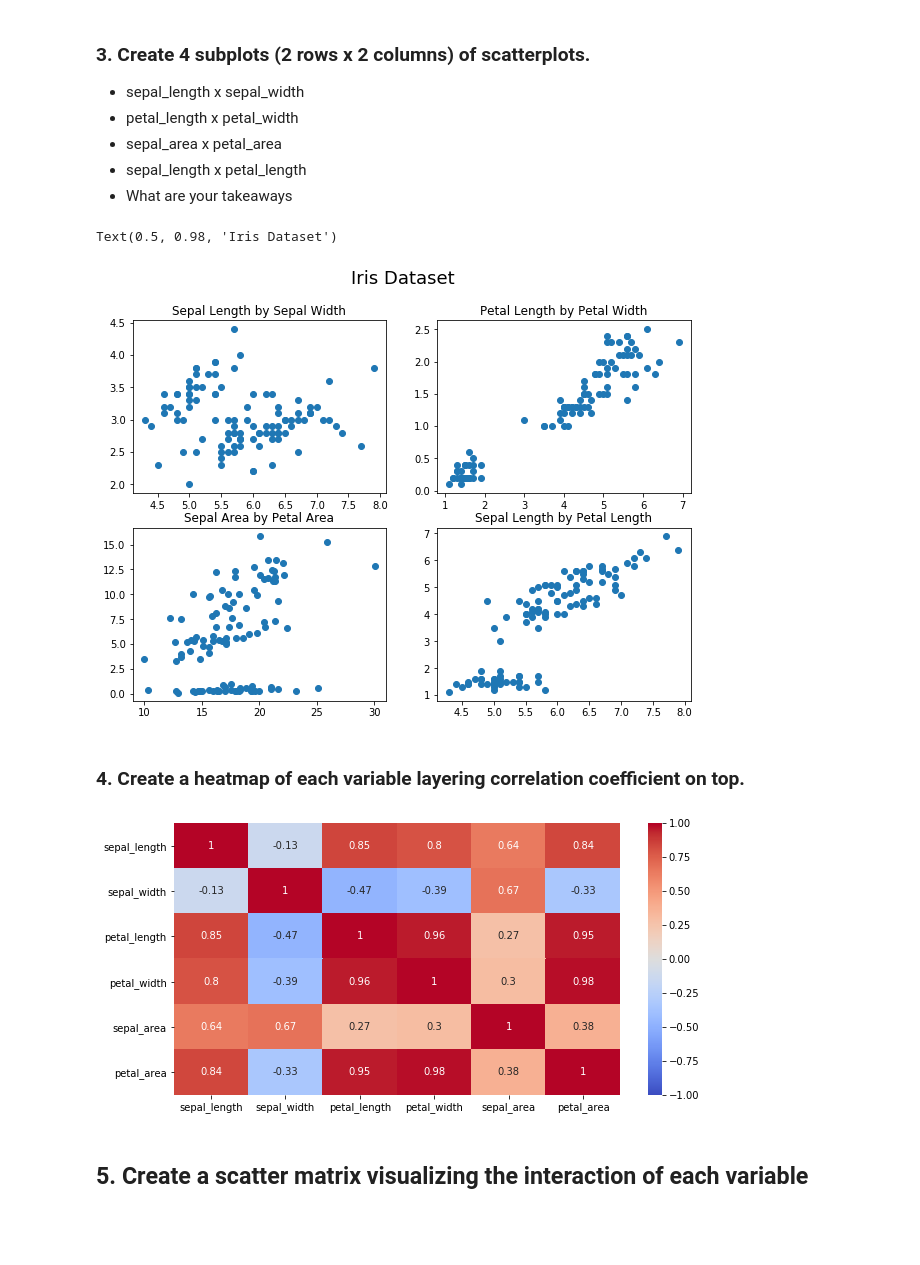
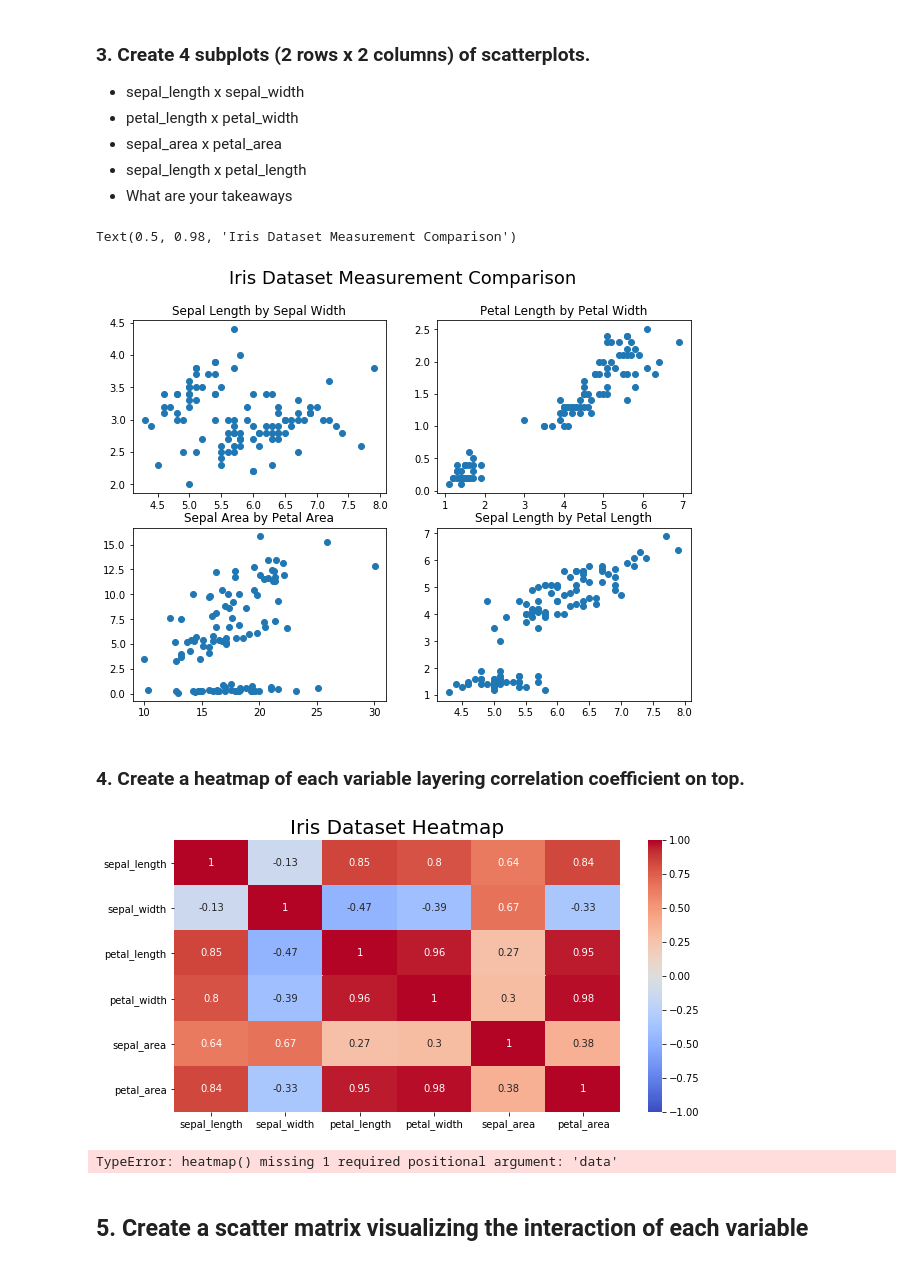
Before and after one commit to george887/classification_exercises, a Jupyter notebook: classification_exercises.ipynb, the cells around one changed output. Saved outputs shown, nothing was run; the diff lists cells and outputs as text; code cells hidden in the pictures; blank space fills up the shorter version.

```diff
--- a/classification_exercises.ipynb
+++ b/classification_exercises.ipynb
@@ -615,19 +649,23 @@ y=train.petal_length
 plt.scatter(x,y)
 plt.title("Sepal Length by Petal Length")
 
-plt.suptitle("Iris Dataset", fontsize = 18)
+plt.suptitle("Iris Dataset Measurement Comparison", fontsize = 18)
 # %% [output]
-Text(0.5, 0.98, 'Iris Dataset')
+Text(0.5, 0.98, 'Iris Dataset Measurement Comparison')
-[figure, old version]
+[figure, new version]
 # %% [markdown]
 ### 4. Create a heatmap of each variable layering correlation coefficient on top.
 # %%
 plt.figure(figsize=(10,5))
 sns.heatmap(train.corr(),
             vmin=-1,
             cmap='coolwarm',
-           annot=True);
+           annot=True).set_title("Iris Dataset Heatmap", fontsize=20);
 # %% [output]
-[figure, old version]
+[figure, new version]
+# %%
+sns.heatmap(uniform_data = train,vmin=-1,vmax=1)
+# %% [output]
+TypeError: heatmap() missing 1 required positional argument: 'data'
 # %% [markdown]
 ## 5. Create a scatter matrix visualizing the interaction of each variable
```
Also changed, not shown: parts of 20 cells of this notebook.
